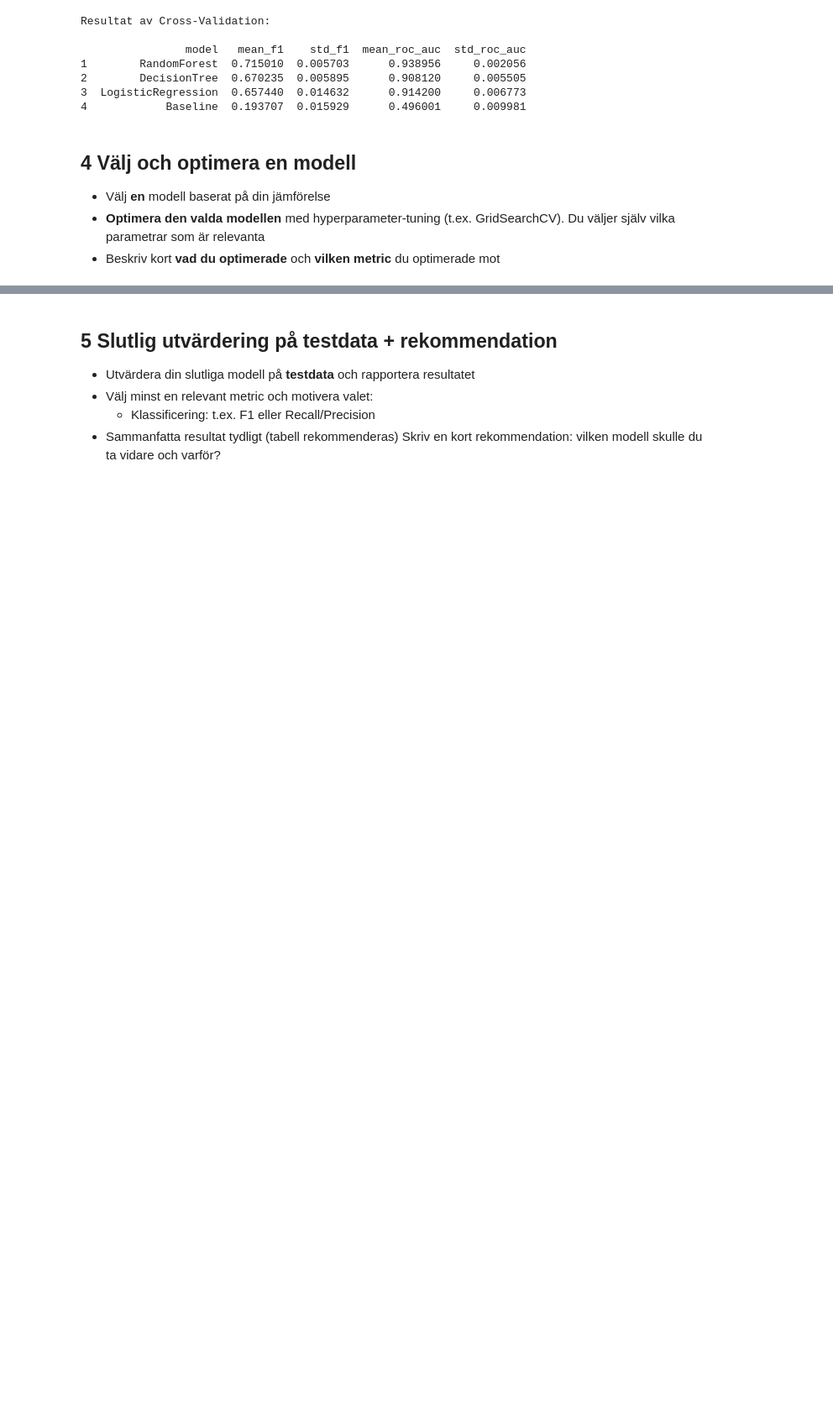
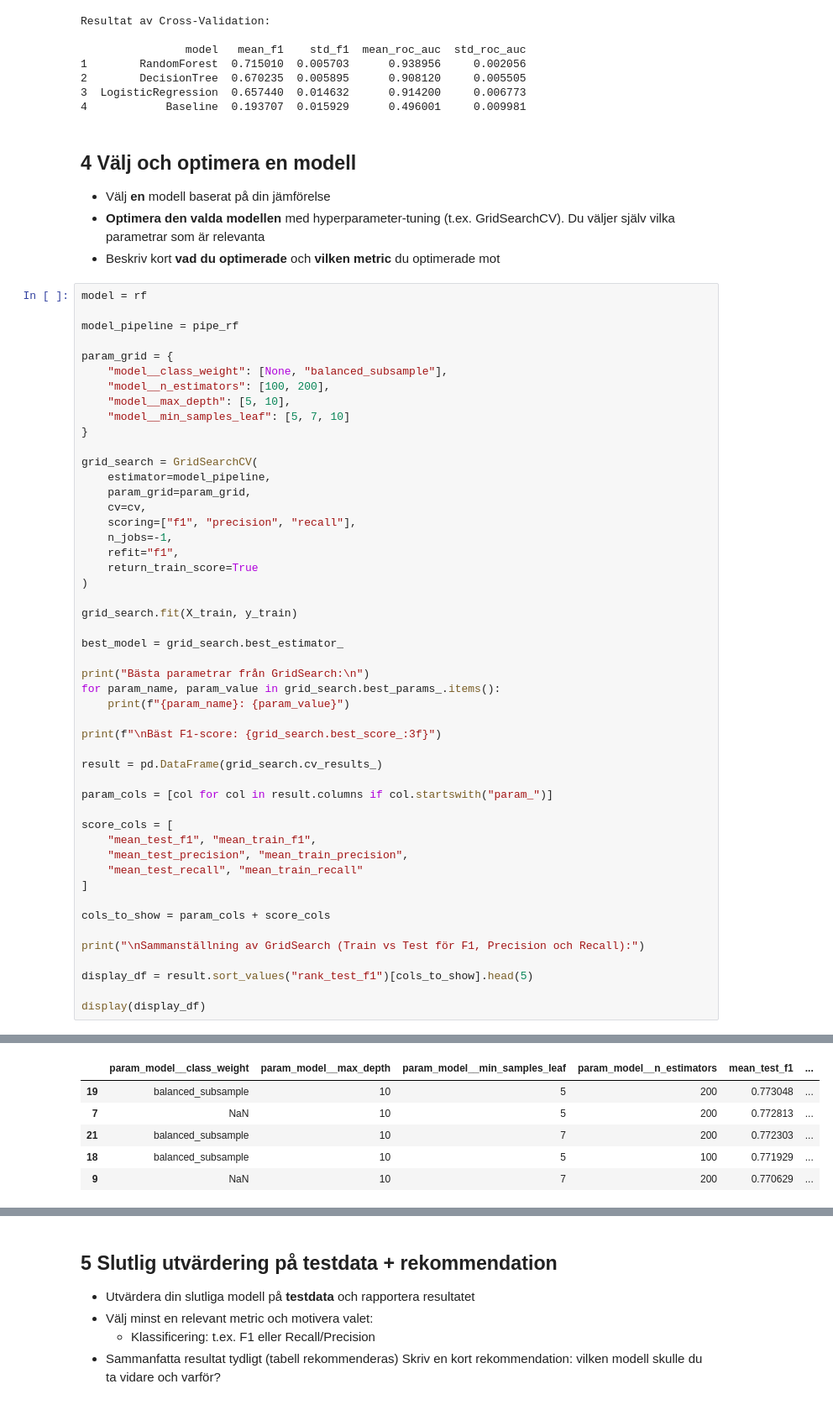
Before and after one commit to josefinoleryd/california-housing-ml, a Jupyter notebook: notebooks/california-housing-analysis.ipynb, the cells around one changed output, grey strips where cells are left out. Shown at 84% size. Cells and saved outputs as stored; diff of their text form; blank space fills up the shorter version.

Commit message:
Gjorde GridSearch

```diff
--- a/notebooks/california-housing-analysis.ipynb
+++ b/notebooks/california-housing-analysis.ipynb
@@ -471,3 +471,53 @@ Resultat av Cross-Validation:
 - Välj **en** modell baserat på din jämförelse
 - **Optimera den valda modellen** med hyperparameter-tuning (t.ex. GridSearchCV). Du väljer själv vilka parametrar som är relevanta
 - Beskriv kort **vad du optimerade** och **vilken metric** du optimerade mot
+# %%
+model = rf
+
+model_pipeline = pipe_rf
+
+param_grid = {
+    "model__class_weight": [None, "balanced_subsample"],
+    "model__n_estimators": [100, 200],
+    "model__max_depth": [5, 10],
+    "model__min_samples_leaf": [5, 7, 10]
+}
+
+grid_search = GridSearchCV(
+    estimator=model_pipeline,
+    param_grid=param_grid,
+    cv=cv,
+    scoring=["f1", "precision", "recall"],
+    n_jobs=-1,
+    refit="f1",
+    return_train_score=True
+)
+
+grid_search.fit(X_train, y_train)
+
+best_model = grid_search.best_estimator_
+
+print("Bästa parametrar från GridSearch:\n")
+for param_name, param_value in grid_search.best_params_.items():
+    print(f"{param_name}: {param_value}")
+
+print(f"\nBäst F1-score: {grid_search.best_score_:3f}")
+
+result = pd.DataFrame(grid_search.cv_results_)
+
+param_cols = [col for col in result.columns if col.startswith("param_")]
+
+score_cols = [
+    "mean_test_f1", "mean_train_f1",
+    "mean_test_precision", "mean_train_precision",
+    "mean_test_recall", "mean_train_recall"
+]
+
+cols_to_show = param_cols + score_cols
+
+print("\nSammanställning av GridSearch (Train vs Test för F1, Precision och Recall):")
+
+display_df = result.sort_values("rank_test_f1")[cols_to_show].head(5)
+
+display(display_df)
+# %% [output]
@@ -473,0 +534,6 @@ Resultat av Cross-Validation:
+|  | param_model__class_weight | param_model__max_depth | param_model__min_samples_leaf | param_model__n_estimators | mean_test_f1 | ... |
+| 19 | balanced_subsample | 10 | 5 | 200 | 0.773048 | ... |
+| 7 | NaN | 10 | 5 | 200 | 0.772813 | ... |
+| 21 | balanced_subsample | 10 | 7 | 200 | 0.772303 | ... |
+| 18 | balanced_subsample | 10 | 5 | 100 | 0.771929 | ... |
+| 9 | NaN | 10 | 7 | 200 | 0.770629 | ... |
```
Also changed, not shown: parts of 3 cells of this notebook.
